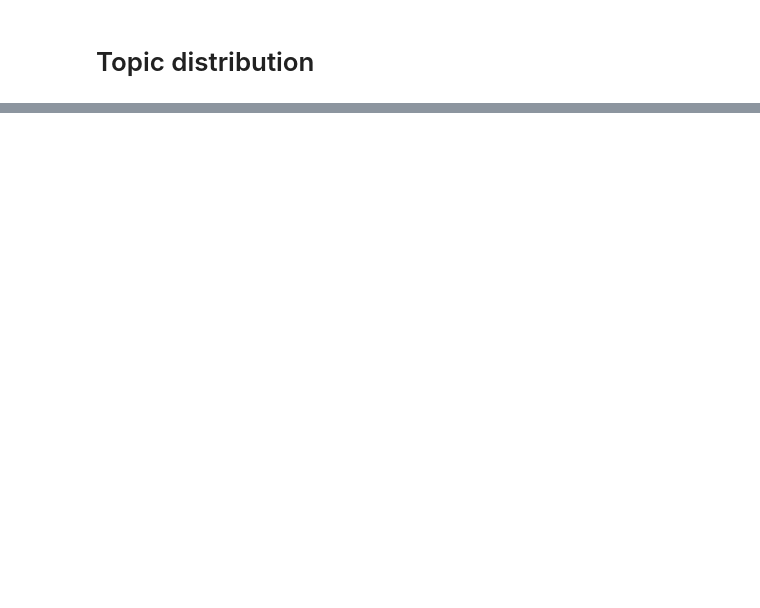
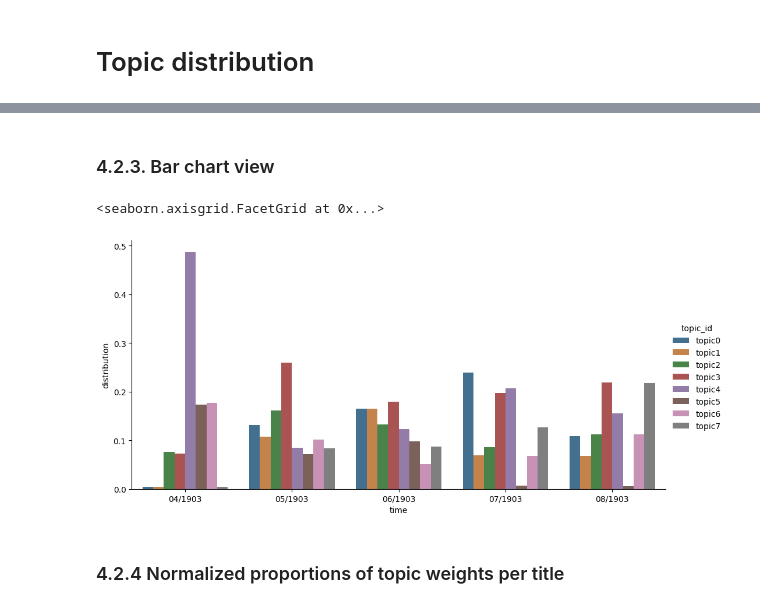
Before and after one commit to DHARPA-Project/TopicModelling-, a Jupyter notebook: topic_modelling_tfidf.ipynb, the cells around one changed output, grey strips where cells are left out. Cells and saved outputs as stored; diff of their text form; code cells hidden in the pictures; blank space fills up the shorter version.

```diff
--- a/topic_modelling_tfidf.ipynb
+++ b/topic_modelling_tfidf.ipynb
@@ -404,0 +452,15 @@ Text(0.5, 0, 'Weight (%)')
+# %% [markdown]
+### 4.2.3. Bar chart view
+# %%
+sns.factorplot(data= df_vis,
+               x= 'time',
+               y= 'distribution',
+               kind= 'bar',
+               hue = 'topic_id',
+               aspect=2,
+               saturation=.5)
+# %% [output]
+<seaborn.axisgrid.FacetGrid at 0x...>
+[figure, added]
+# %% [markdown]
+### 4.2.4 Normalized proportions of topic weights per title
```
Also changed, not shown: parts of 102 cells of this notebook.
